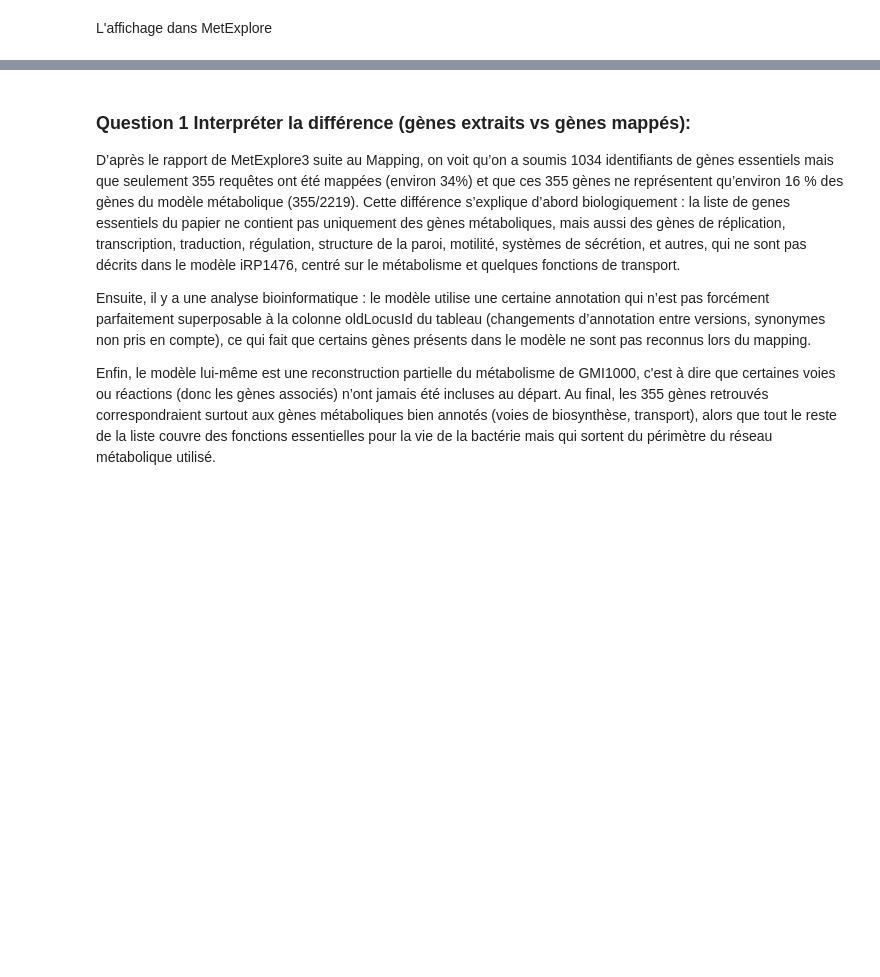
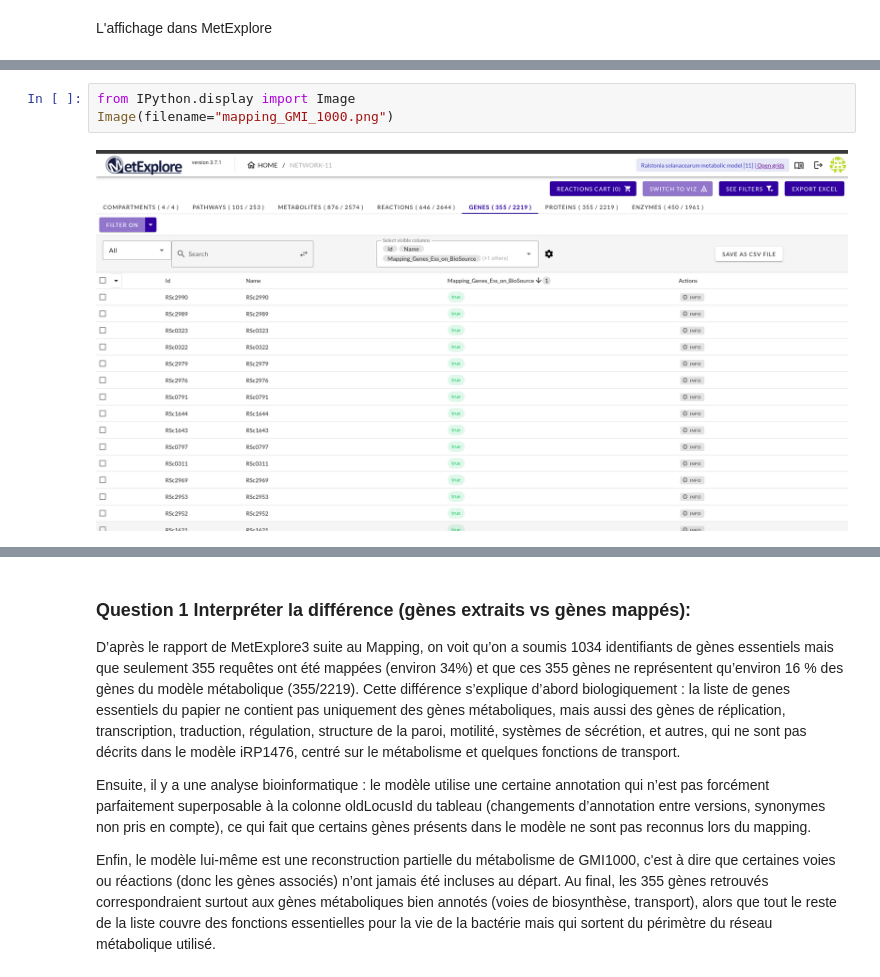
Before and after one commit to HHyacinthe/Partie-IV-Projet-Metabolomique, a Jupyter notebook: Partie4.ipynb, the cells around one changed output, grey strips where cells are left out. Drawn from its saved outputs; the diff is of its cells as text; blank space fills up the shorter version.

```diff
--- a/Partie4.ipynb
+++ b/Partie4.ipynb
@@ -58,0 +52,5 @@ juste la fin du plot inialement tres long
+# %%
+from IPython.display import Image
+Image(filename="mapping_GMI_1000.png")
+# %% [output]
+[figure, added]
```
Also changed, not shown: parts of 5 cells of this notebook.
